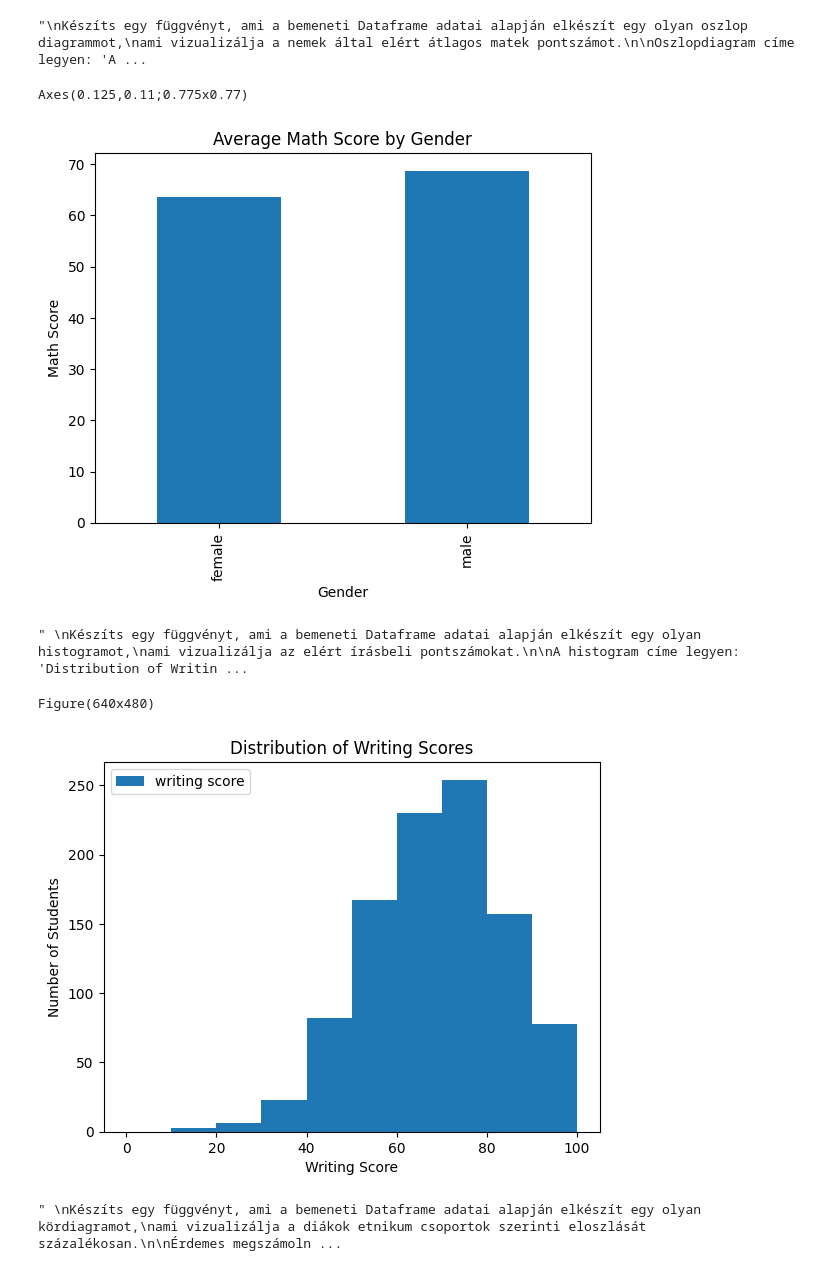
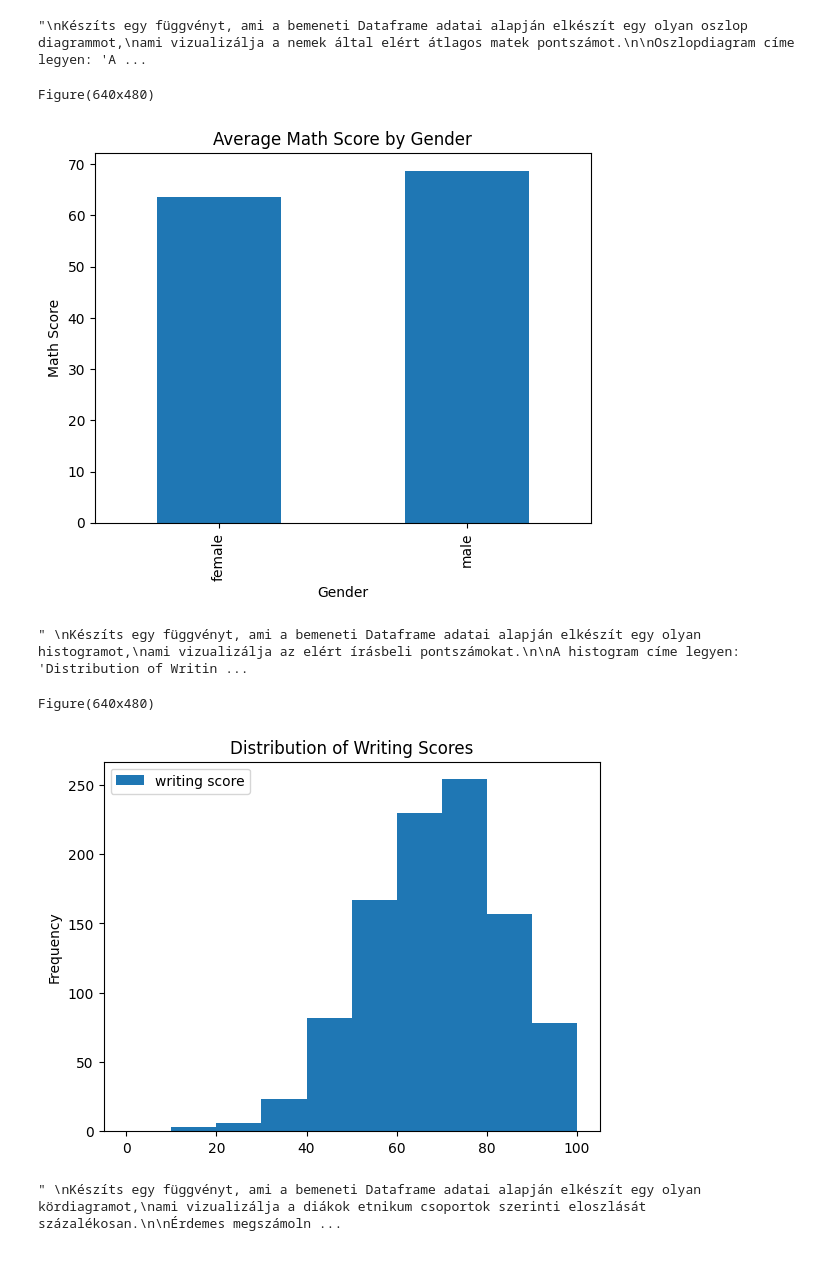
Before and after one commit to AlbertCsipak/BEVADAT2022232, a Jupyter notebook: HAZI/HAZI04/HAZI04.ipynb, the cells around one changed output. Drawn from its saved outputs; the diff is of its cells as text; code cells hidden in the pictures.

```diff
--- a/HAZI/HAZI04/HAZI04.ipynb
+++ b/HAZI/HAZI04/HAZI04.ipynb
@@ -295,13 +295,15 @@ függvény neve: math_bar_plot
 def math_bar_plot(df_data):
     newDf = df_data.copy()
     arr = newDf.groupby("gender", group_keys=False)['math score'].mean()
-    fig = arr.plot(kind='bar', title='Average Math Score by Gender',ylabel='Math Score', xlabel='Gender')
+
+    fig,ax = plt.subplots()
+    arr.plot.bar(title='Average Math Score by Gender',ylabel='Math Score', xlabel='Gender',ax=ax,fig=fig)
 
     return fig
 
 print(math_bar_plot(df))
 # %% [output]
-Axes(0.125,0.11;0.775x0.77)
+Figure(640x480)
 [figure]
 # %%
 '''
@@ -322,19 +324,16 @@ függvény neve: writing_hist
 # %%
 def writing_hist(df_data):
     newDf = df_data.copy()
-    fig, axes = plt.subplots()
 
-    newDf.plot.hist(column='writing score',ax=axes)
-    axes.set_xlabel('Writing Score')
-    axes.set_ylabel('Number of Students')
-    axes.set_title('Distribution of Writing Scores')
+    fig, ax = plt.subplots()
+    newDf.plot.hist(column='writing score',xlabel='Writing Score',ylabel='Number of Students',title='Distribution of Writing Scores',ax=ax,fig = fig)
 
     return fig
 
 print(writing_hist(df))
 # %% [output]
 Figure(640x480)
-[figure, old version]
+[figure, new version]
 # %%
 '''
 Készíts egy függvényt, ami a bemeneti Dataframe adatai alapján elkészít egy olyan kördiagramot,
```
Also changed, not shown: parts of 1 cell of this notebook, 1 other file.
